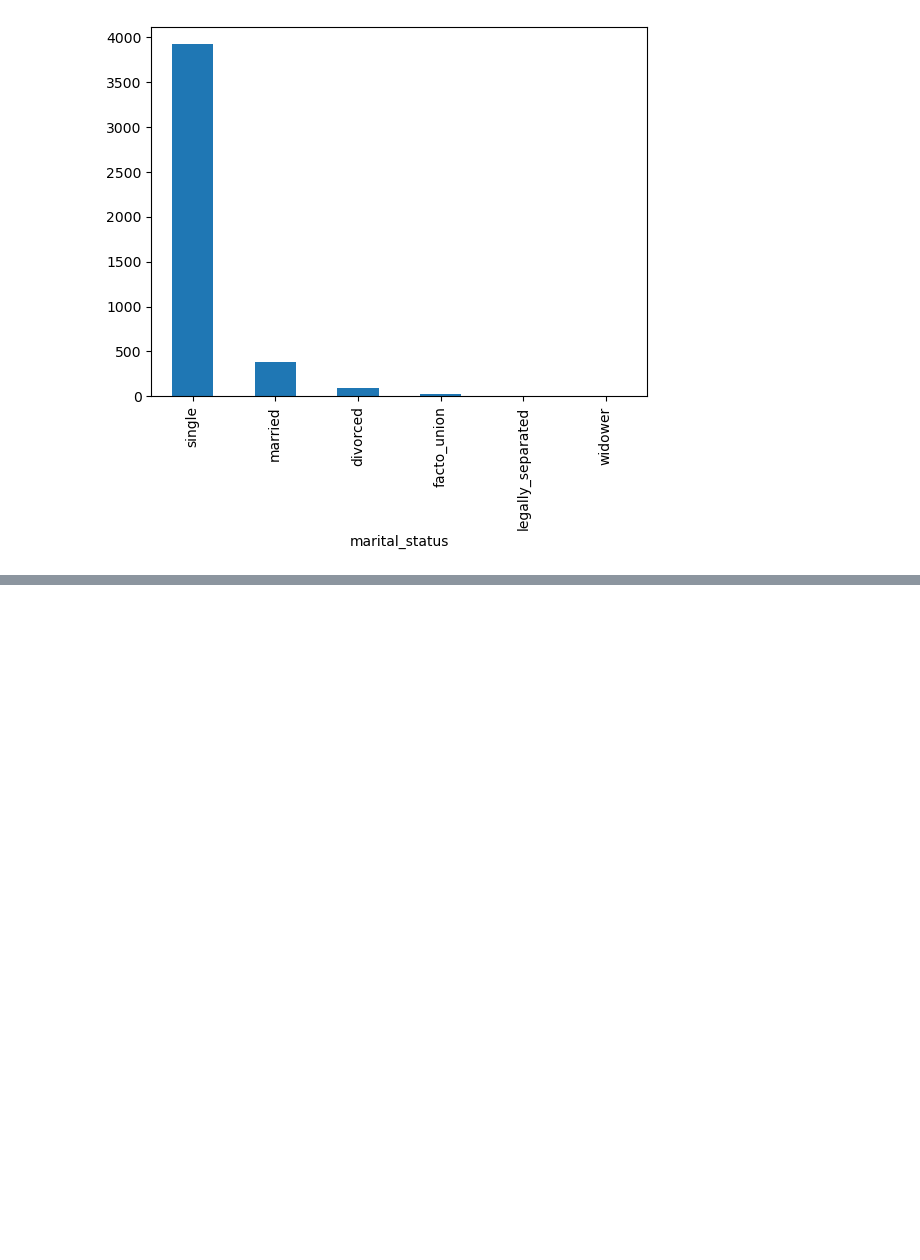
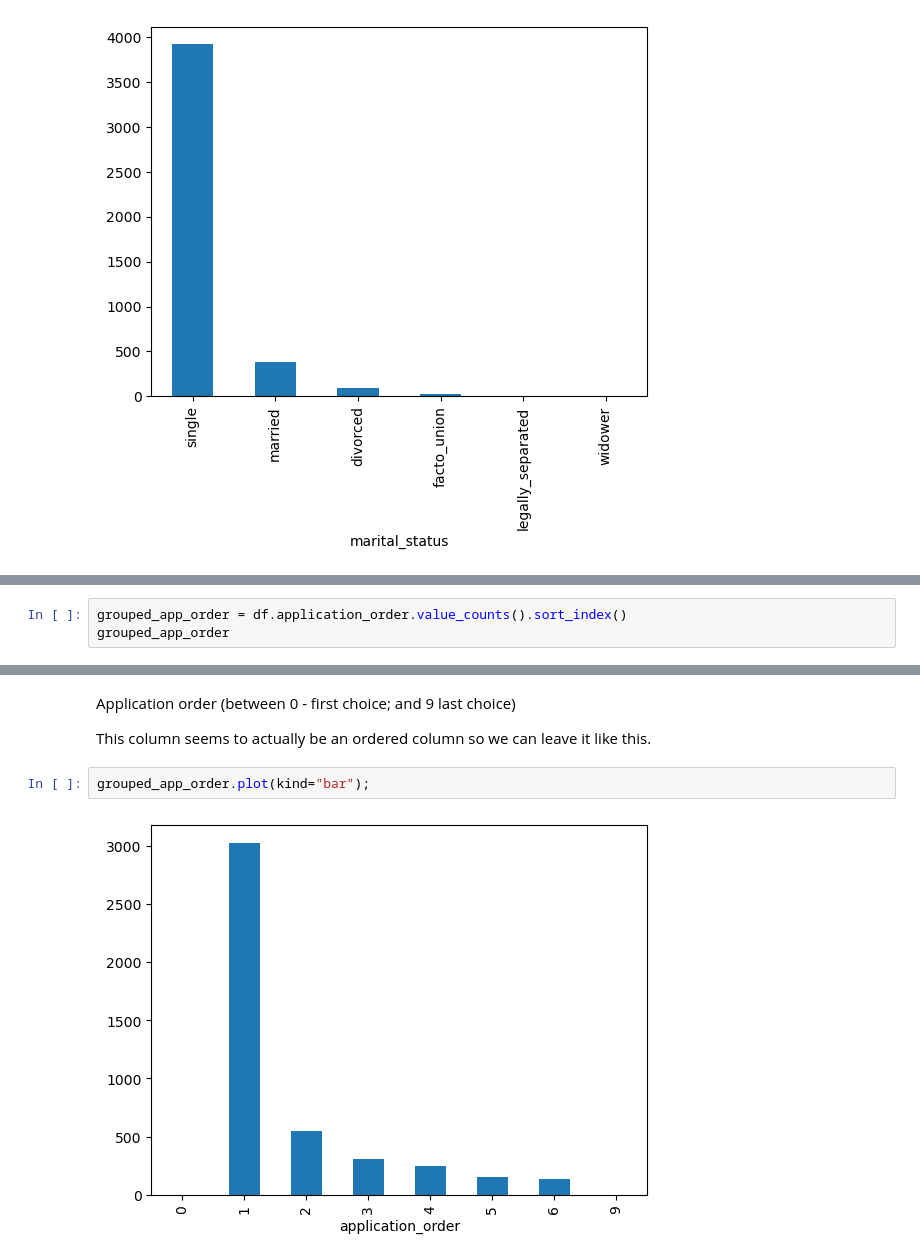
Before and after one commit to AndreJacobsPy/ai-academy-capstone, a Jupyter notebook: exploration.ipynb, the cells around one changed output, grey strips where cells are left out. Drawn from its saved outputs; the diff is of its cells as text; blank space fills up the shorter version.

Commit message:
finsihed first 4 columns

```diff
--- a/exploration.ipynb
+++ b/exploration.ipynb
@@ -103,0 +221,3 @@ grouped_marital_status.plot(kind="bar");
+# %%
+grouped_app_order = df.application_order.value_counts().sort_index()
+grouped_app_order
@@ -103,0 +235,8 @@ grouped_marital_status.plot(kind="bar");
+# %% [markdown]
+Application order (between 0 - first choice; and 9 last choice)
+
+This column seems to actually be an ordered column so we can leave it like this.
+# %%
+grouped_app_order.plot(kind="bar");
+# %% [output]
+[figure, added]
```
Also changed, not shown: parts of 14 cells of this notebook, 1 other file.
